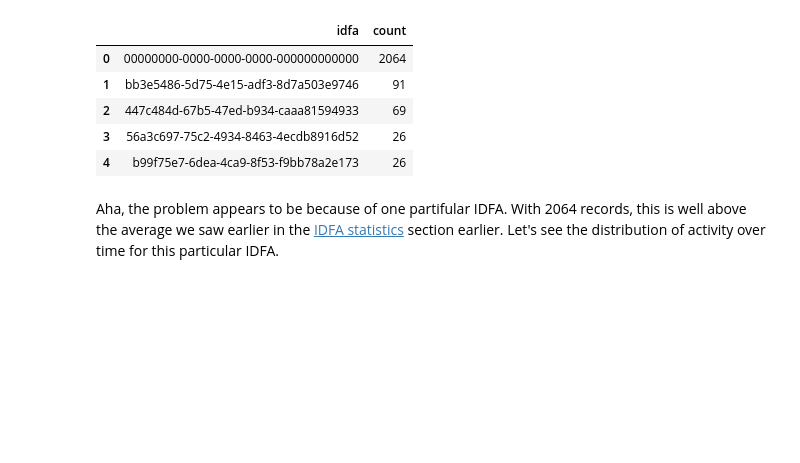
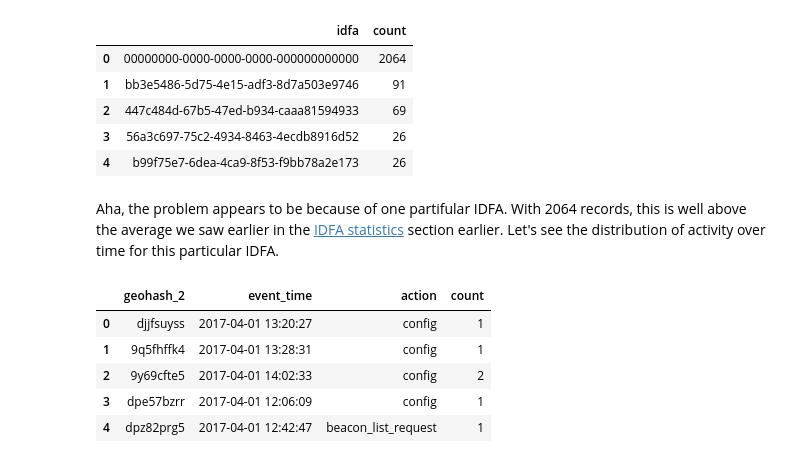
Before and after one commit to fqaiser94/DataEngChallenge, a Jupyter notebook: Freckle Data Engineer Challenge.ipynb, the cells around one changed output. Drawn from its saved outputs; the diff is of its cells as text; code cells hidden in the pictures; blank space fills up the shorter version.

```diff
--- a/Freckle Data Engineer Challenge.ipynb
+++ b/Freckle Data Engineer Challenge.ipynb
@@ -712,3 +714,21 @@ I assume that this is just a quirk in the geohash algorithm. In any case, let's
 | 4 | b99f75e7-6dea-4ca9-8f53-f9bb78a2e173 | 26 |
 # %% [markdown]
 Aha, the problem appears to be because of one partifular IDFA. With 2064 records, this is well above the average we saw earlier in the [IDFA statistics](#IDFA_statistics) section earlier. Let's see the distribution of activity over time for this particular IDFA.
+# %%
+temp = (df_geohash
+        .filter('idfa = "00000000-0000-0000-0000-000000000000"')
+        .groupby("geohash_2", "event_time", "action")
+        .agg(func.count("*").alias("count"))
+        #.select("geohash_2", "event_time")
+        #.sample(False, 0.001, seed)
+        .toPandas()
+       )
+
+temp.head()
+# %% [output]
+|  | geohash_2 | event_time | action | count |
+| 0 | djjfsuyss | 2017-04-01 13:20:27 | config | 1 |
+| 1 | 9q5fhffk4 | 2017-04-01 13:28:31 | config | 1 |
+| 2 | 9y69cfte5 | 2017-04-01 14:02:33 | config | 2 |
+| 3 | dpe57bzrr | 2017-04-01 12:06:09 | config | 1 |
+| 4 | dpz82prg5 | 2017-04-01 12:42:47 | beacon_list_request | 1 |
```
Also changed, not shown: parts of 3 cells of this notebook.
